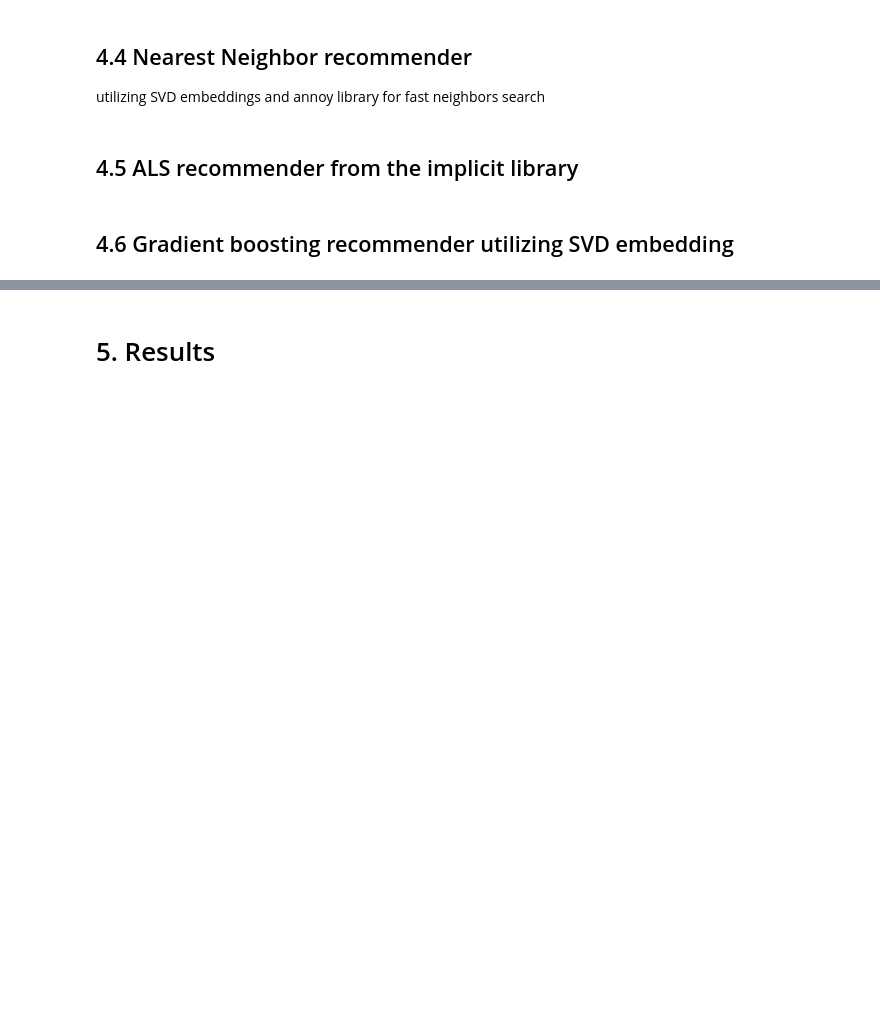
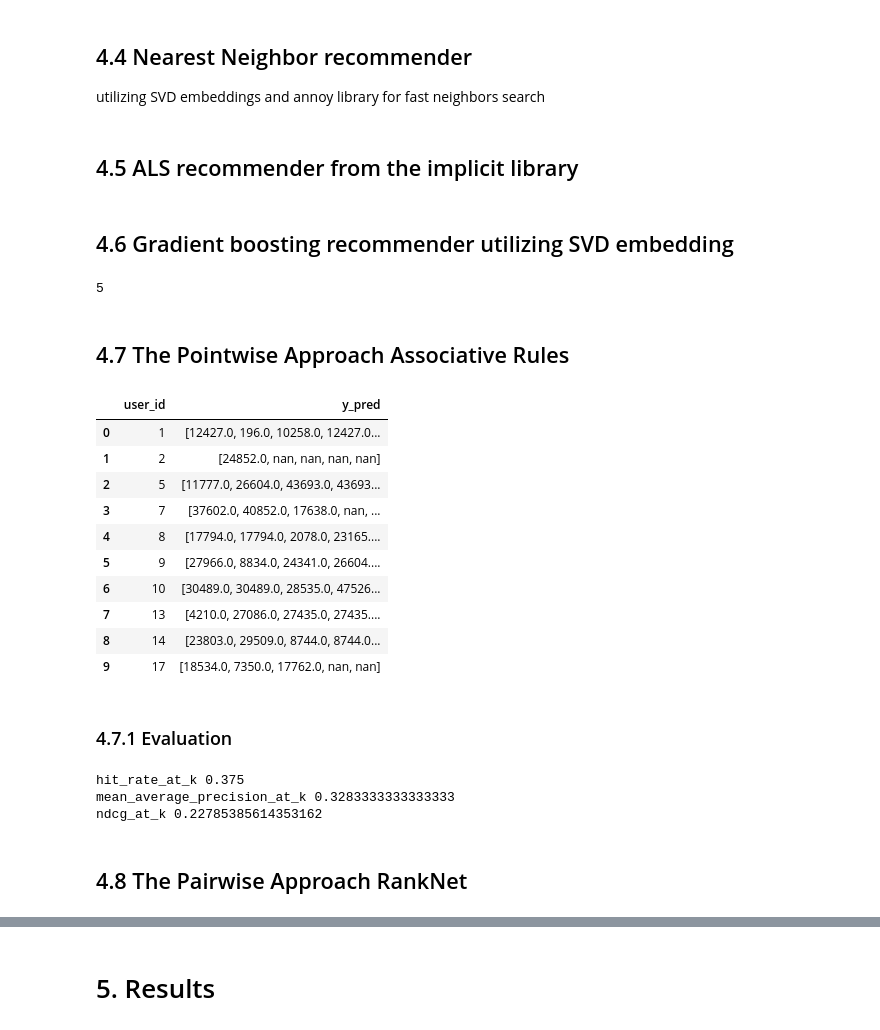
Before and after one commit to ArtemBoltaev/ArtemBoltaev-recsys_course_epam, a Jupyter notebook: notebooks/instacart/models.ipynb, the cells around one changed output, grey strips where cells are left out. Saved outputs shown, nothing was run; the diff lists cells and outputs as text; code cells hidden in the pictures; blank space fills up the shorter version.

Commit message:
point wise approach implementation

```diff
--- a/notebooks/instacart/models.ipynb
+++ b/notebooks/instacart/models.ipynb
@@ -604,3 +599,9 @@ utilizing SVD embeddings and annoy library for fast neighbors search
 ## 4.5 ALS recommender from the implicit library
 # %% [markdown]
 ## 4.6 Gradient boosting recommender utilizing SVD embedding
+# %%
+n_rec
+# %% [output]
+5
+# %% [markdown]
+## 4.7 The Pointwise Approach Associative Rules
@@ -606,0 +650,34 @@ utilizing SVD embeddings and annoy library for fast neighbors search
+# %%
+recommendation_matrix = []
+
+for user in tqdm(y_true['user_id']):
+
+    rec_ = get_recommendations_association_rules(df_train, n_rec, user)
+    recommendation_matrix.append(rec_)
+# %%
+y_pred_NN = y_true["user_id"]
+y_pred_NN = pd.DataFrame(y_pred_NN)
+y_pred_NN["y_pred"] = pd.DataFrame(recommendation_matrix).values.tolist()
+y_pred_NN.head(10)
+# %% [output]
+|  | user_id | y_pred |
+| 0 | 1 | [12427.0, 196.0, 10258.0, 12427.0... |
+| 1 | 2 | [24852.0, nan, nan, nan, nan] |
+| 2 | 5 | [11777.0, 26604.0, 43693.0, 43693... |
+| 3 | 7 | [37602.0, 40852.0, 17638.0, nan, ... |
+| 4 | 8 | [17794.0, 17794.0, 2078.0, 23165.... |
+| 5 | 9 | [27966.0, 8834.0, 24341.0, 26604.... |
+| 6 | 10 | [30489.0, 30489.0, 28535.0, 47526... |
+| 7 | 13 | [4210.0, 27086.0, 27435.0, 27435.... |
+| 8 | 14 | [23803.0, 29509.0, 8744.0, 8744.0... |
+| 9 | 17 | [18534.0, 7350.0, 17762.0, nan, nan] |
+# %% [markdown]
+### 4.7.1 Evaluation
+# %%
+get_scores(y_true, y_pred_NN, k=3)
+# %% [output]
+hit_rate_at_k 0.375
+mean_average_precision_at_k 0.3283333333333333
+ndcg_at_k 0.22785385614353162
+# %% [markdown]
+## 4.8 The Pairwise Approach RankNet
```
Also changed, not shown: parts of 14 cells of this notebook.
